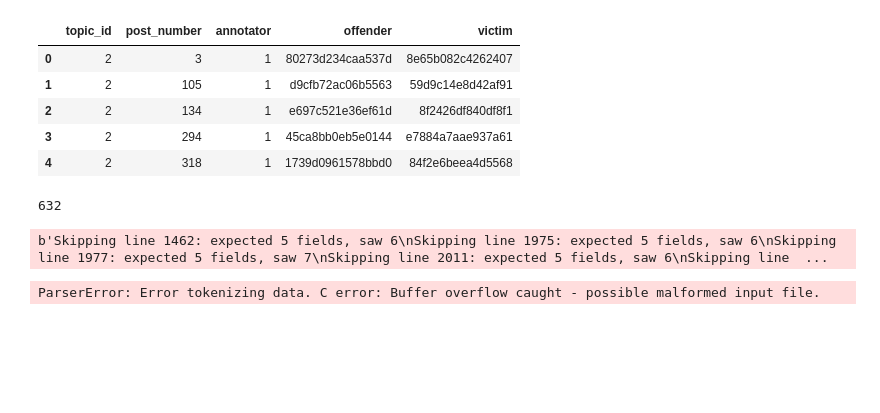
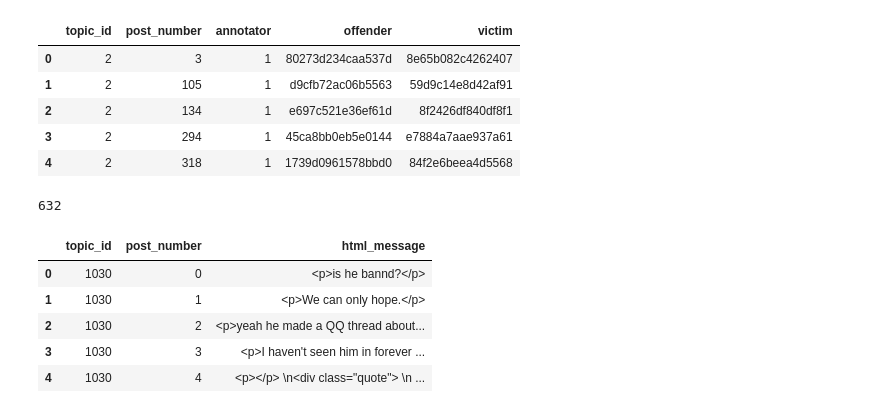
Before and after one commit to masakljun/nlp-project, a Jupyter notebook: code/03_Preprocess_cyberbullying.ipynb, the cells around one changed output. Saved outputs shown, nothing was run; the diff lists cells and outputs as text; code cells hidden in the pictures; blank space fills up the shorter version.

```diff
--- a/code/03_Preprocess_cyberbullying.ipynb
+++ b/code/03_Preprocess_cyberbullying.ipynb
@@ -18,9 +19,40 @@ print(len(annotations))
 # %%
 target = annotations[["topic_id", "post_number"]].to_numpy()
 target = np.unique(target, axis = 0)
-# %%
-messages = pd.read_csv("data/LOL_cyberbullying.CSV", error_bad_lines=False)
-messages.head()
-# %% [output]
-b'Skipping line 1462: expected 5 fields, saw 6\nSkipping line 1975: expected 5 fields, saw 6\nSkipping line 1977: expected 5 fields, saw 7\nSkipping line 2011: expected 5 fields, saw 6\nSkipping line  ...
-ParserError: Error tokenizing data. C error: Buffer overflow caught - possible malformed input file.
+# %%
+import mysql.connector
+
+mydb = mysql.connector.connect(
+  host="localhost",
+  user="root",
+  password="password",
+  database="nlp"
+)
+
+mycursor = mydb.cursor()
+
+mycursor.execute("SELECT topic_id, post_number, html_message FROM posts")
+
+myresult = mycursor.fetchall()
+
+topic_id = []
+post_number = []
+html_message = []
+
+for x in myresult:
+    topic_id.append(x[0])
+    post_number.append(x[1])
+    html_message.append(x[2])
+
+mycursor.close()
+mydb.close()
+# %%
+messages = pd.DataFrame({"topic_id": topic_id, "post_number":post_number, "html_message":html_message})
+messages.head()
+# %% [output]
+|  | topic_id | post_number | html_message |
+| 0 | 1030 | 0 | <p>is he bannd?</p> |
+| 1 | 1030 | 1 | <p>We can only hope.</p> |
+| 2 | 1030 | 2 | <p>yeah he made a QQ thread about... |
+| 3 | 1030 | 3 | <p>I haven't seen him in forever ... |
+| 4 | 1030 | 4 | <p></p> \n<div class="quote"> \n ... |
```
Also changed, not shown: parts of 7 cells of this notebook, 6 other files.
